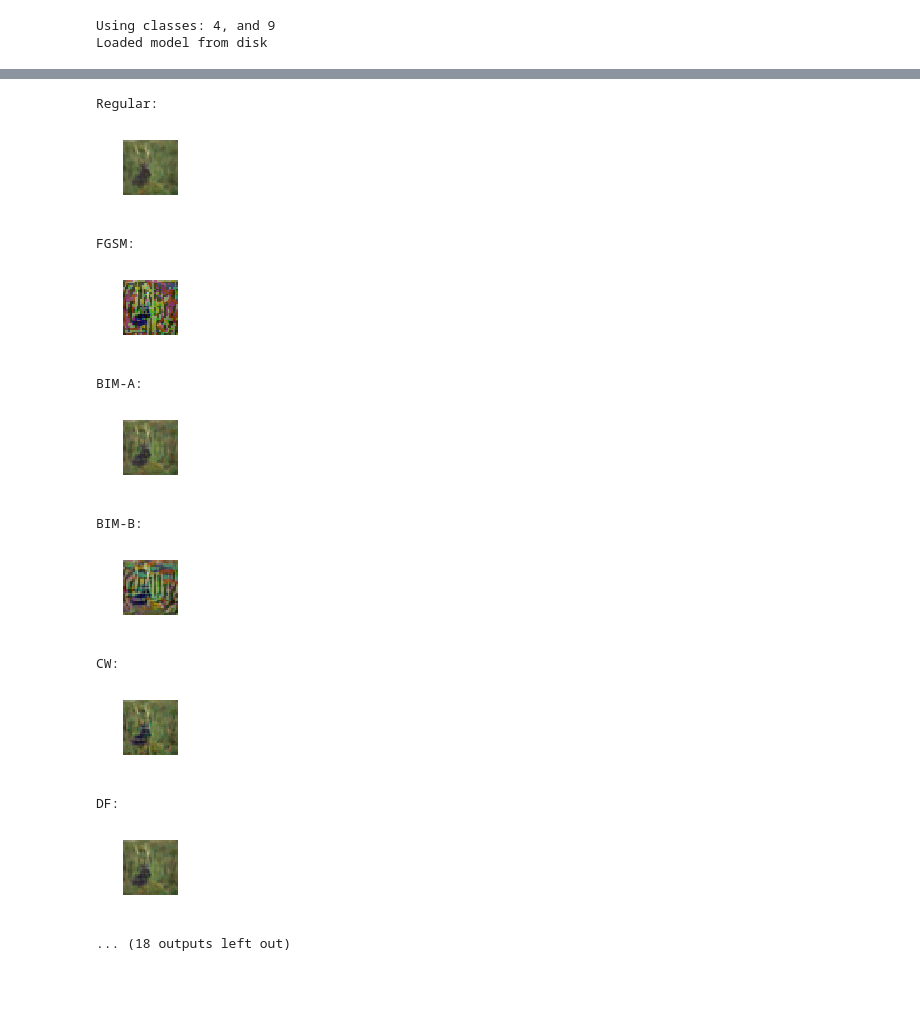
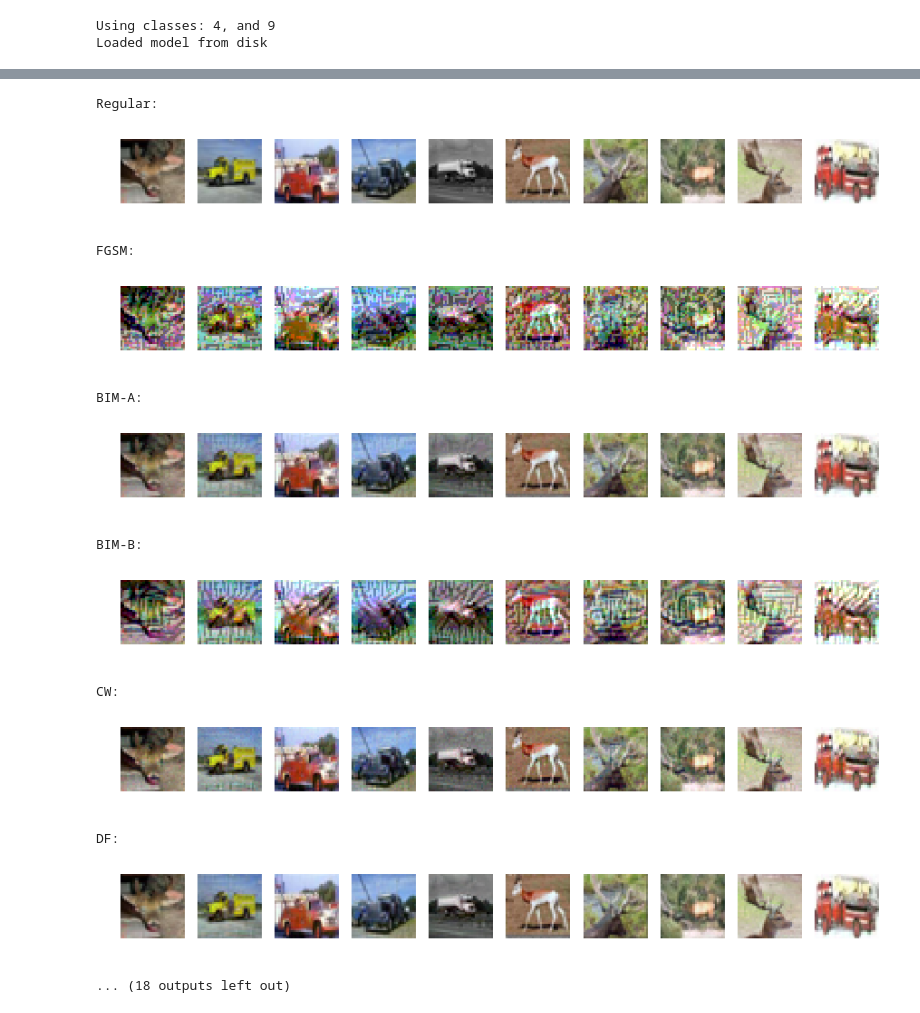
Before and after one commit to jasjeetIM/AdversarialDetector, a Jupyter notebook: notebooks/CIFAR2.ipynb, the cells around one changed output, grey strips where cells are left out. Saved outputs shown, nothing was run; the diff lists cells and outputs as text; code cells hidden in the pictures; blank space fills up the shorter version.

Commit message:
updated visualization, comp exp

```diff
--- a/notebooks/CIFAR2.ipynb
+++ b/notebooks/CIFAR2.ipynb
@@ -241,50 +241,50 @@ P2-CW BIM A: 1.50875
 P2-CW BIM B: 6.34513
 # %%
 #Lets visualize one sample from each dataset
-x_vis = np.random.choice(range(0,num_test_samples), 1)
+x_vis = np.random.choice(range(0,num_test_samples), 10)
 print ('Regular: ')
-visualize(reg_data[x_vis].reshape(*input_shape))
+visualize(reg_data[x_vis].reshape(-1,*input_shape), 10)
 print ('FGSM: ')
-visualize(fgsm_data[x_vis].reshape(*input_shape))
+visualize(fgsm_data[x_vis].reshape(-1,*input_shape), 10)
 print ('BIM-A: ')
-visualize(bim_a_data[x_vis].reshape(*input_shape))
+visualize(bim_a_data[x_vis].reshape(-1,*input_shape), 10)
 print ('BIM-B: ')
-visualize(bim_b_data[x_vis].reshape(*input_shape))
+visualize(bim_b_data[x_vis].reshape(-1,*input_shape), 10)
 print ('CW: ')
-visualize(cw_data[x_vis].reshape(*input_shape))
+visualize(cw_data[x_vis].reshape(-1,*input_shape), 10)
 print ('DF: ')
-visualize(df_data[x_vis].reshape(*input_shape))
+visualize(df_data[x_vis].reshape(-1,*input_shape), 10)
 print ('JSMA: ')
-visualize(jsma_data[x_vis].reshape(*input_shape))
+visualize(jsma_data[x_vis].reshape(-1,*input_shape), 10)
 print ('FGSM-WB: ')
-visualize(fgsm_wb_data[x_vis].reshape(*input_shape))
+visualize(fgsm_wb_data[x_vis].reshape(-1,*input_shape), 10)
 print ('BIM-A-WB: ')
-visualize(bim_a_wb_data[x_vis].reshape(*input_shape))
+visualize(bim_a_wb_data[x_vis].reshape(-1,*input_shape), 10)
 print ('BIM-B-WB: ')
-visualize(bim_b_wb_data[x_vis].reshape(*input_shape))
+visualize(bim_b_wb_data[x_vis].reshape(-1,*input_shape), 10)
 print ('P1-CW: ')
-visualize(p1_cw_data[x_vis].reshape(*input_shape))
+visualize(p1_cw_data[x_vis].reshape(-1,*input_shape), 10)
 print ('P2-CW: ')
-visualize(p2_cw_data[x_vis].reshape(*input_shape))
+visualize(p2_cw_data[x_vis].reshape(-1,*input_shape), 10)
 print ('P2-FGSM: ')
-visualize(p2_cw_fgsm_data[x_vis].reshape(*input_shape))
+visualize(p2_cw_fgsm_data[x_vis].reshape(-1,*input_shape), 10)
 print ('P2-BIM-A')
-visualize(p2_cw_bim_a_data[x_vis].reshape(*input_shape))
+visualize(p2_cw_bim_a_data[x_vis].reshape(-1,*input_shape), 10)
 print ('P2-BIM-B')
-visualize(p2_cw_bim_b_data[x_vis].reshape(*input_shape))
+visualize(p2_cw_bim_b_data[x_vis].reshape(-1,*input_shape), 10)
 # %% [output]
 Regular:
-[figure, old version]
+[figure, new version]
 FGSM:
-[figure, old version]
+[figure, new version]
 BIM-A:
-[figure, old version]
+[figure, new version]
 BIM-B:
-[figure, old version]
+[figure, new version]
 CW:
-[figure, old version]
+[figure, new version]
 DF:
-[figure, old version]
+[figure, new version]
 ... (18 outputs left out)
 # %%
 #Get predictions
```
Also changed, not shown: parts of 6 cells of this notebook, 3 other files.
